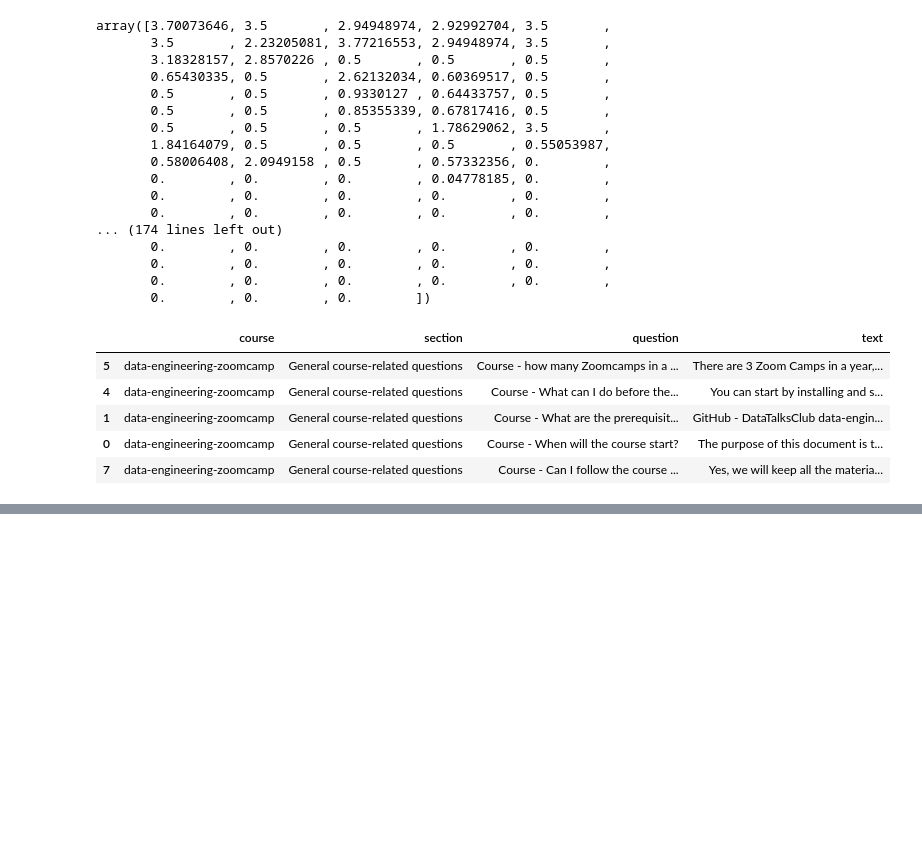
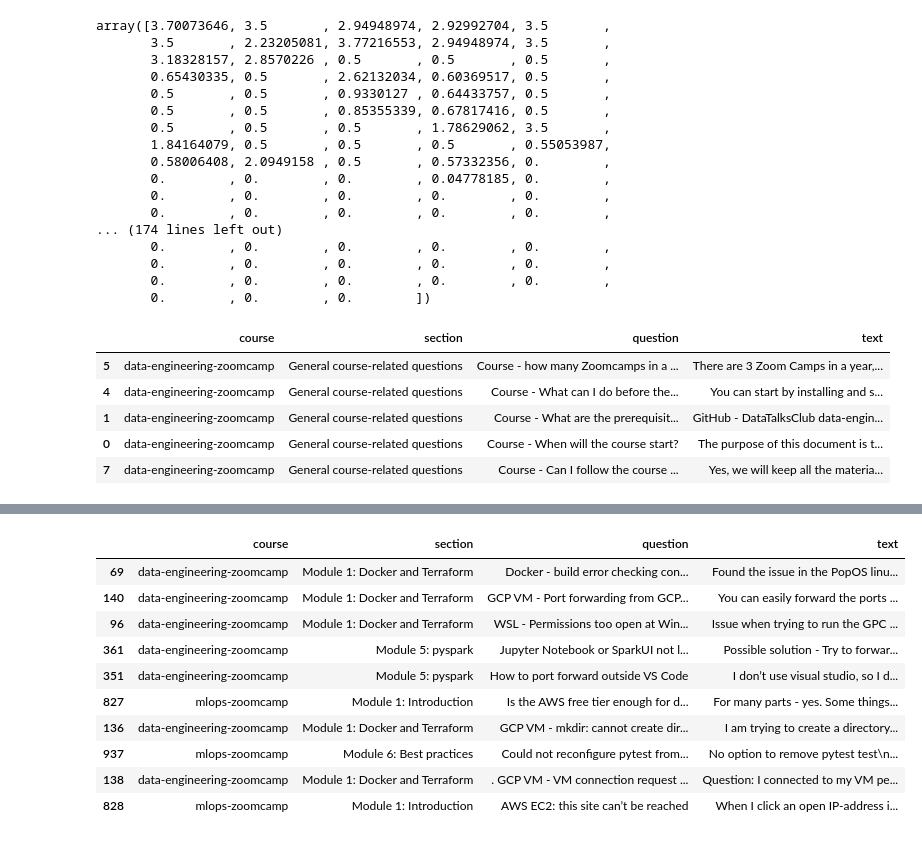
Before and after one commit to mcabrera2004/search-engine, a Jupyter notebook: search-engine.ipynb, the cells around one changed output, grey strips where cells are left out. Saved outputs shown, nothing was run; the diff lists cells and outputs as text; code cells hidden in the pictures; blank space fills up the shorter version.

```diff
--- a/search-engine.ipynb
+++ b/search-engine.ipynb
@@ -357,0 +465,20 @@ asd
+# %%
+Q = cv.transform([query])
+Q_emb = nmf.transform(Q)
+Q_emb[0]
+# %%
+score = cosine_similarity(X_emb, Q_emb).flatten()
+idx = np.argsort(-score)[:10]
+df.loc[idx]
+# %% [output]
+|  | course | section | question | text |
+| 69 | data-engineering-zoomcamp | Module 1: Docker and Terraform | Docker - build error checking con... | Found the issue in the PopOS linu... |
+| 140 | data-engineering-zoomcamp | Module 1: Docker and Terraform | GCP VM - Port forwarding from GCP... | You can easily forward the ports ... |
+| 96 | data-engineering-zoomcamp | Module 1: Docker and Terraform | WSL - Permissions too open at Win... | Issue when trying to run the GPC ... |
+| 361 | data-engineering-zoomcamp | Module 5: pyspark | Jupyter Notebook or SparkUI not l... | Possible solution - Try to forwar... |
+| 351 | data-engineering-zoomcamp | Module 5: pyspark | How to port forward outside VS Code | I don’t use visual studio, so I d... |
+| 827 | mlops-zoomcamp | Module 1: Introduction | Is the AWS free tier enough for d... | For many parts - yes. Some things... |
+| 136 | data-engineering-zoomcamp | Module 1: Docker and Terraform | GCP VM - mkdir: cannot create dir... | I am trying to create a directory... |
+| 937 | mlops-zoomcamp | Module 6: Best practices | Could not reconfigure pytest from... | No option to remove pytest test\n... |
+| 138 | data-engineering-zoomcamp | Module 1: Docker and Terraform | . GCP VM - VM connection request ... | Question: I connected to my VM pe... |
+| 828 | mlops-zoomcamp | Module 1: Introduction | AWS EC2: this site can’t be reached | When I click an open IP-address i... |
```
Also changed, not shown: parts of 15 cells of this notebook, 1 other file.
